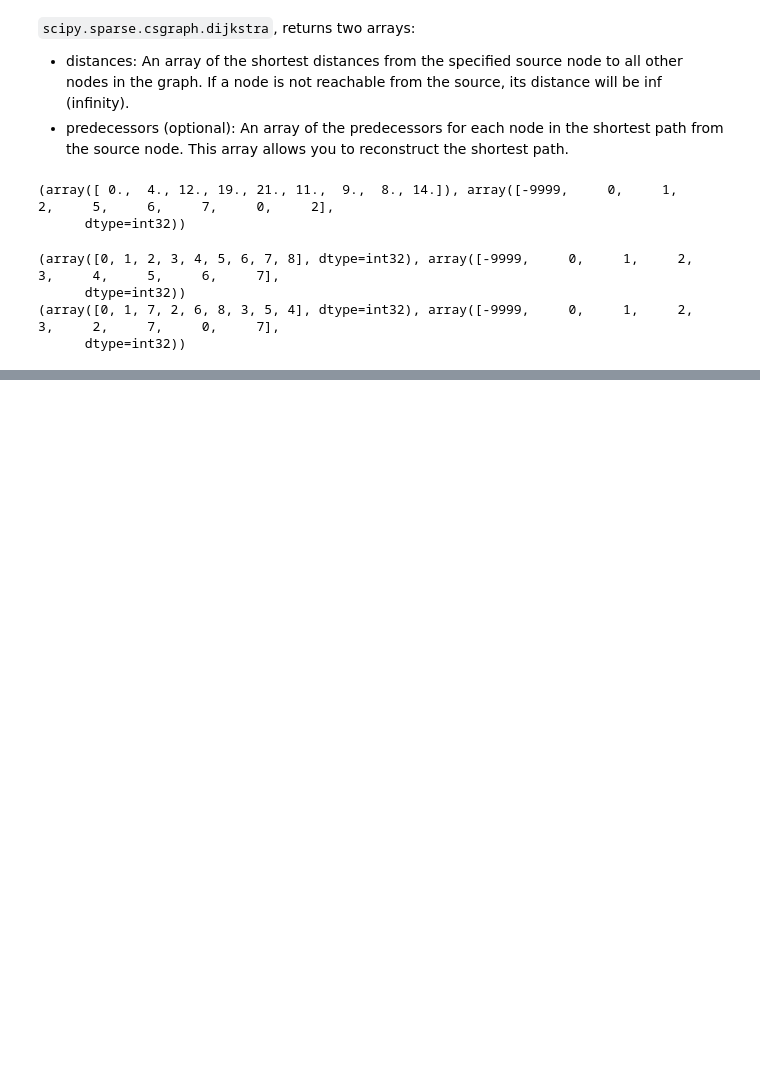
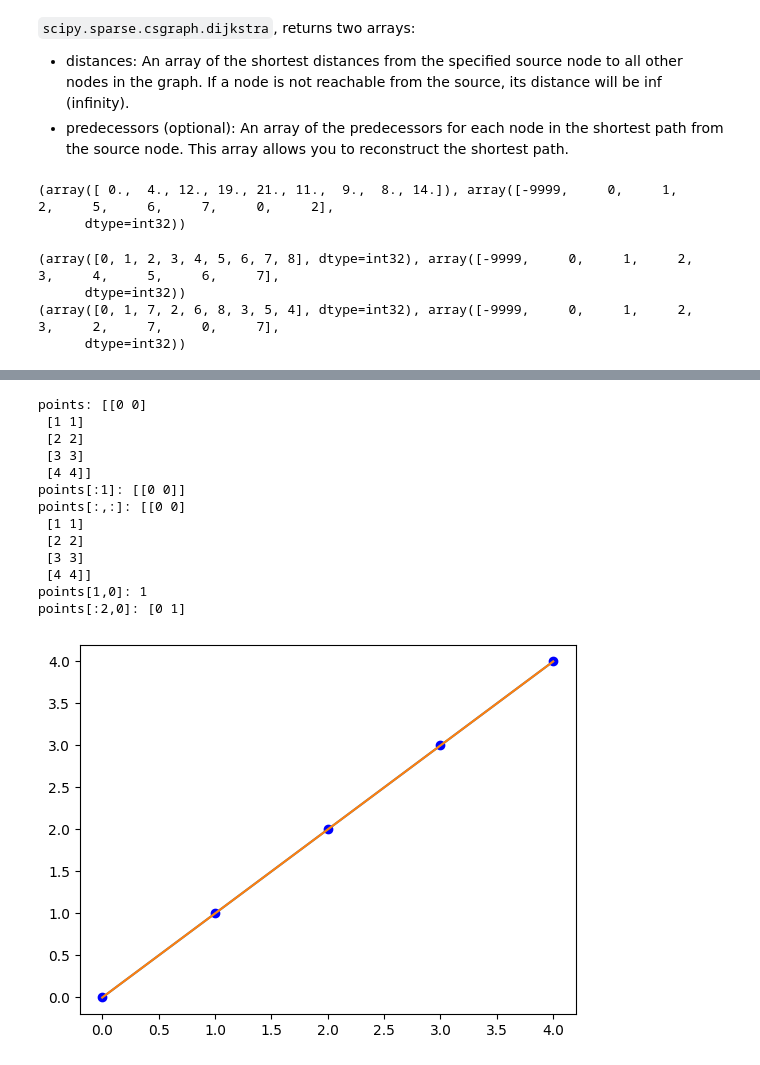
Before and after one commit to themysterysolver/PYTHON_BASICS, a Jupyter notebook: SCIPY/SCIPY.ipynb, the cells around one changed output, grey strips where cells are left out. Cells and saved outputs as stored; diff of their text form; code cells hidden in the pictures; blank space fills up the shorter version.

```diff
--- a/SCIPY/SCIPY.ipynb
+++ b/SCIPY/SCIPY.ipynb
@@ -248,0 +258,23 @@ print(breadth_first_order(dgraph,0))
+# %%
+#revision on matplolib
+import matplotlib.pyplot as plt
+points=np.array([[0,0],[1,1],[2,2],[3,3],[4,4]])
+plt.plot(points)
+print('points:',points,'\npoints[:1]:',points[:1],'\npoints[:,:]:',points[:,:],'\npoints[1,0]:',points[1,0],'\npoints[:2,0]:',points[:2,0])
+plt.scatter(points[:,0],points[:,1],color='b')
+plt.show()
+# %% [output]
+points: [[0 0]
+ [1 1]
+ [2 2]
+ [3 3]
+ [4 4]]
+points[:1]: [[0 0]]
+points[:,:]: [[0 0]
+ [1 1]
+ [2 2]
+ [3 3]
+ [4 4]]
+points[1,0]: 1
+points[:2,0]: [0 1]
+[figure, added]
```
Also changed, not shown: parts of 2 cells of this notebook.
